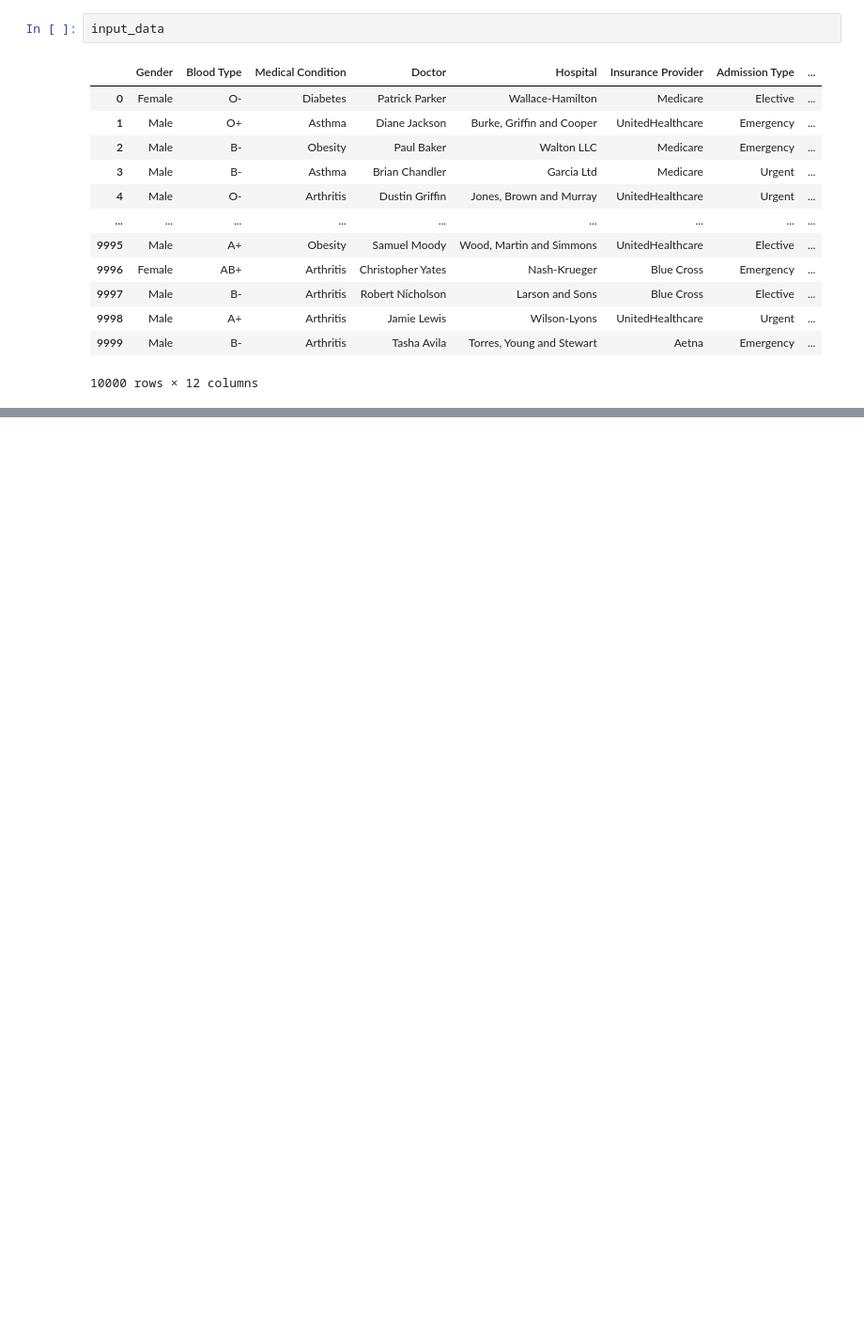
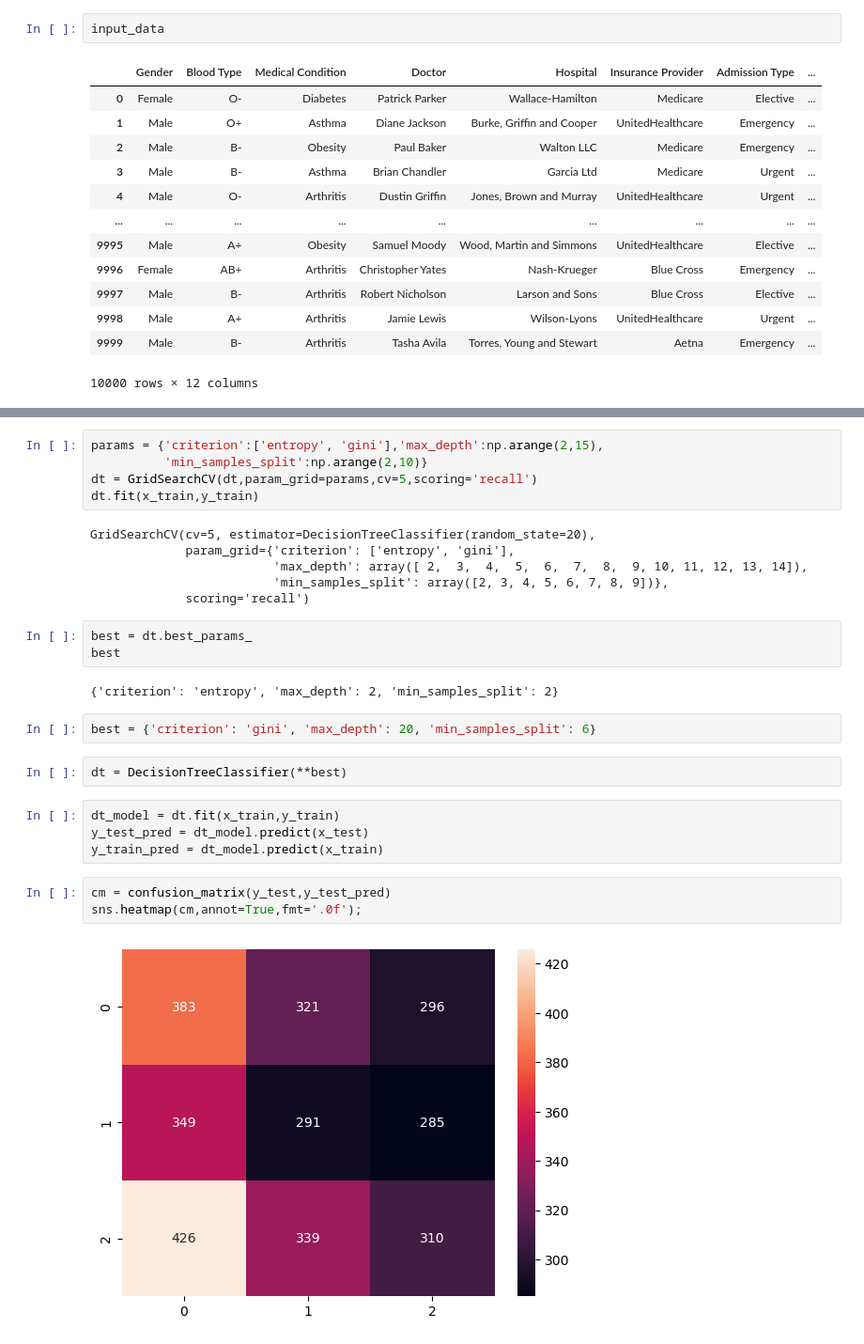
Before and after one commit to saravanans200/Datadrift_POC_with_health_data, a Jupyter notebook: Datadrift.ipynb, the cells around one changed output, grey strips where cells are left out. Shown: that part at 94% size. Cells and saved outputs as stored; diff of their text form; blank space fills up the shorter version.

```diff
--- a/Datadrift.ipynb
+++ b/Datadrift.ipynb
@@ -352,0 +590,29 @@ input_data
+# %%
+params = {'criterion':['entropy', 'gini'],'max_depth':np.arange(2,15),
+          'min_samples_split':np.arange(2,10)}
+dt = GridSearchCV(dt,param_grid=params,cv=5,scoring='recall')
+dt.fit(x_train,y_train)
+# %% [output]
+GridSearchCV(cv=5, estimator=DecisionTreeClassifier(random_state=20),
+             param_grid={'criterion': ['entropy', 'gini'],
+                         'max_depth': array([ 2,  3,  4,  5,  6,  7,  8,  9, 10, 11, 12, 13, 14]),
+                         'min_samples_split': array([2, 3, 4, 5, 6, 7, 8, 9])},
+             scoring='recall')
+# %%
+best = dt.best_params_
+best
+# %% [output]
+{'criterion': 'entropy', 'max_depth': 2, 'min_samples_split': 2}
+# %%
+best = {'criterion': 'gini', 'max_depth': 20, 'min_samples_split': 6}
+# %%
+dt = DecisionTreeClassifier(**best)
+# %%
+dt_model = dt.fit(x_train,y_train)
+y_test_pred = dt_model.predict(x_test)
+y_train_pred = dt_model.predict(x_train)
+# %%
+cm = confusion_matrix(y_test,y_test_pred)
+sns.heatmap(cm,annot=True,fmt='.0f');
+# %% [output]
+[figure, added]
```
Also changed, not shown: parts of 35 cells of this notebook.
